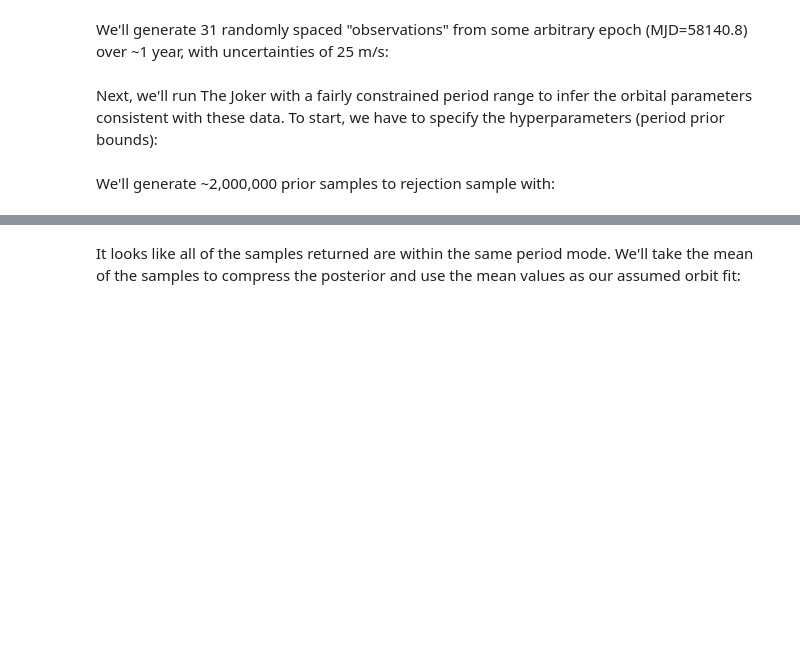
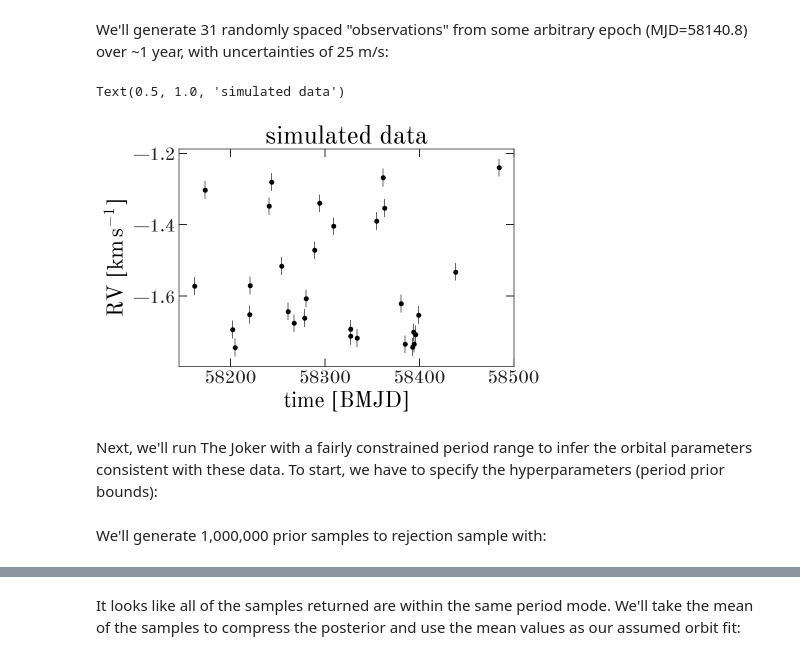
Before and after one commit to adrn/thejoker, a Jupyter notebook: docs/examples/astrometric-orbit.ipynb, the cells around one changed output, grey strips where cells are left out. Drawn from its saved outputs; the diff is of its cells as text; code cells hidden in the pictures; blank space fills up the shorter version.

```diff
--- a/docs/examples/astrometric-orbit.ipynb
+++ b/docs/examples/astrometric-orbit.ipynb
@@ -52,9 +51,12 @@ rv = orbit.radial_velocity(t)
 err = np.full(len(t), 25) * u.m/u.s
 rv = rv + rnd.normal(0, err.value)*err.unit
 # %%
-data = RVData(t=t, rv=rv, stddev=err)
+data = RVData(t, rv, err)
 
 ax = data.plot()
 ax.set_title('simulated data')
+# %% [output]
+Text(0.5, 1.0, 'simulated data')
+[figure, added]
 # %% [markdown]
 Next, we'll run The Joker with a fairly constrained period range to infer the orbital parameters consistent with these data. To start, we have to specify the hyperparameters (period prior bounds):
@@ -65,2 +67,2 @@ params = JokerParams(P_min=8*u.day, P_max=256*u.day,
 # %% [markdown]
-We'll generate ~2,000,000 prior samples to rejection sample with:
+We'll generate 1,000,000 prior samples to rejection sample with:
```
Also changed, not shown: parts of 11 cells of this notebook, 2 other files.
